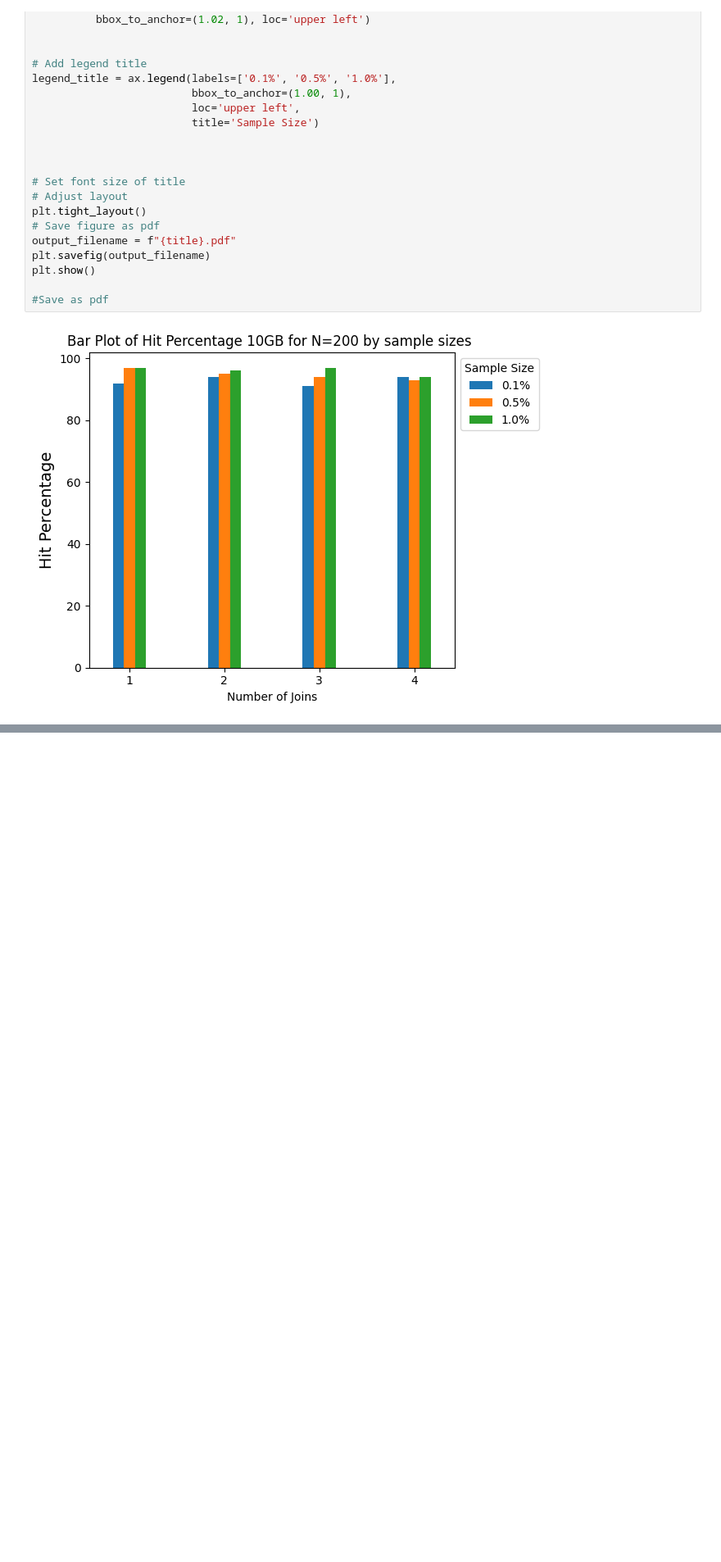
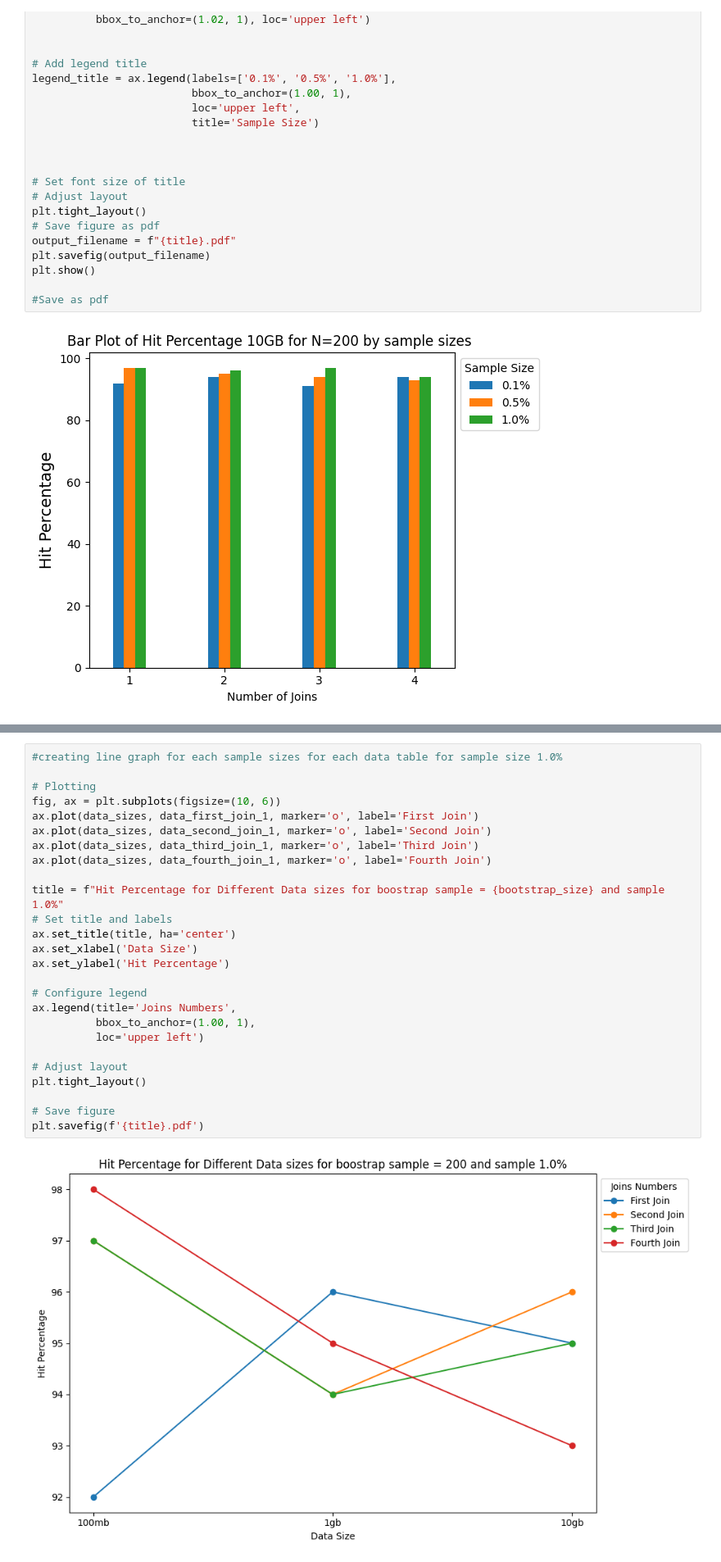
Before and after one commit to smaharjan02/bootstrapCS2, a Jupyter notebook: src/graph_experiments/graphdraw.ipynb, the cells around one changed output, grey strips where cells are left out. Shown: that part at 82% size. Drawn from its saved outputs; the diff is of its cells as text; blank space fills up the shorter version.

```diff
--- a/src/graph_experiments/graphdraw.ipynb
+++ b/src/graph_experiments/graphdraw.ipynb
@@ -697,0 +904,28 @@ plt.show()
+# %%
+#creating line graph for each sample sizes for each data table for sample size 1.0%
+
+# Plotting
+fig, ax = plt.subplots(figsize=(10, 6))
+ax.plot(data_sizes, data_first_join_1, marker='o', label='First Join')
+ax.plot(data_sizes, data_second_join_1, marker='o', label='Second Join')
+ax.plot(data_sizes, data_third_join_1, marker='o', label='Third Join')
+ax.plot(data_sizes, data_fourth_join_1, marker='o', label='Fourth Join')
+
+title = f"Hit Percentage for Different Data sizes for boostrap sample = {bootstrap_size} and sample 1.0%"
+# Set title and labels
+ax.set_title(title, ha='center')
+ax.set_xlabel('Data Size')
+ax.set_ylabel('Hit Percentage')
+
+# Configure legend
+ax.legend(title='Joins Numbers',
+          bbox_to_anchor=(1.00, 1),
+          loc='upper left')
+
+# Adjust layout
+plt.tight_layout()
+
+# Save figure
+plt.savefig(f'{title}.pdf')
+# %% [output]
+[figure, added]
```
Also changed, not shown: parts of 9 cells of this notebook, 18 other files.
